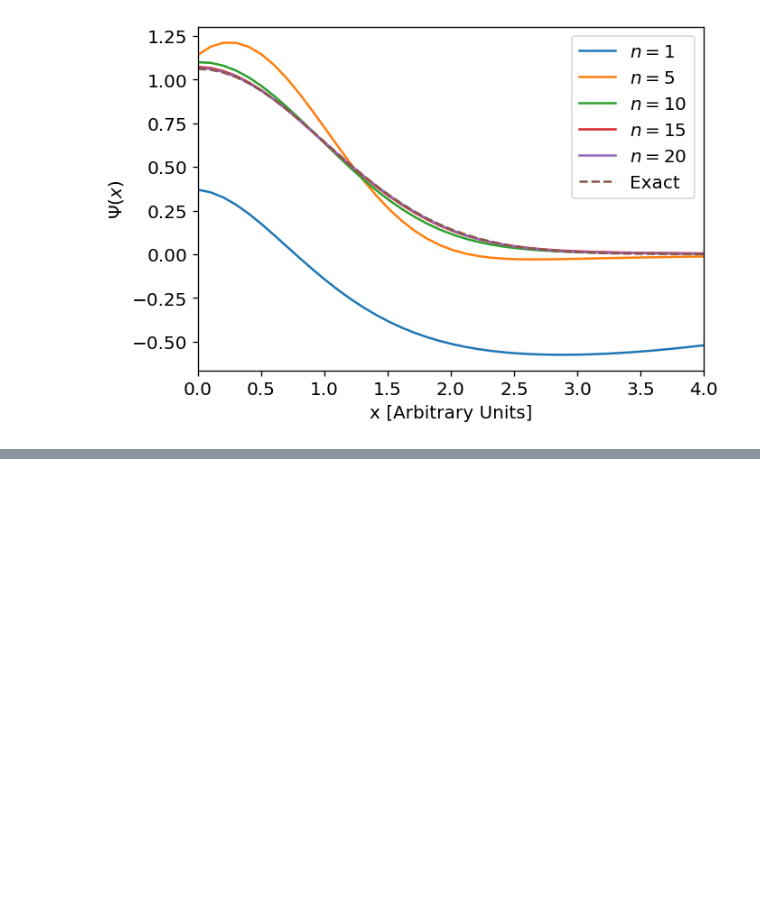
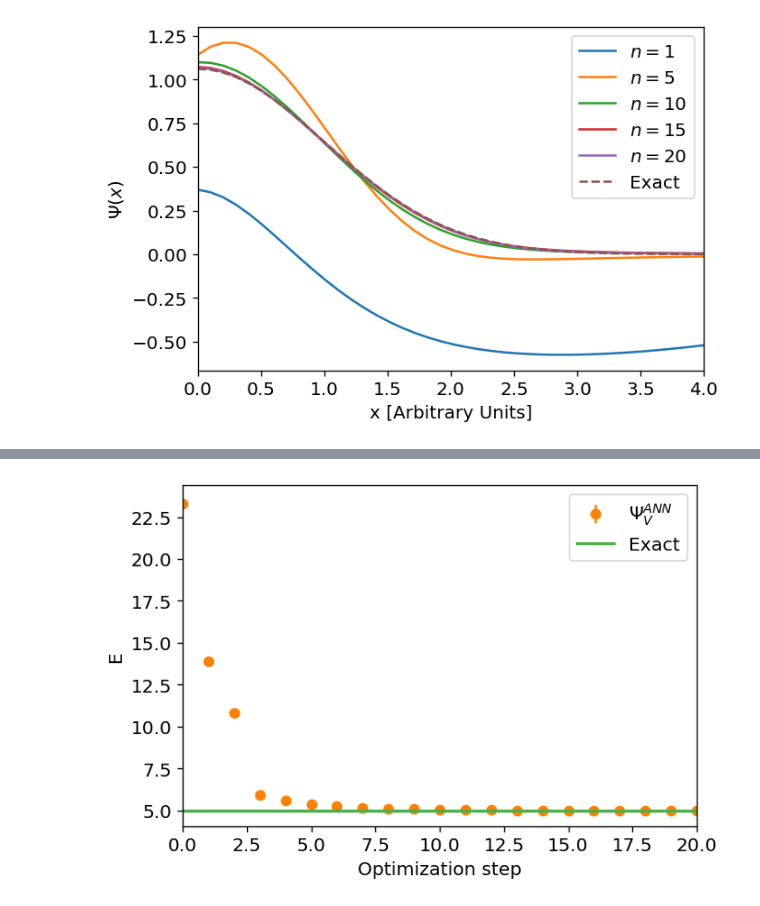
Before and after one commit to alelovato/EIC_School, a Jupyter notebook: HO_NQS_determinant.ipynb, the cells around one changed output, grey strips where cells are left out. Saved outputs shown, nothing was run; the diff lists cells and outputs as text; code cells hidden in the pictures; blank space fills up the shorter version.

```diff
--- a/HO_NQS_determinant.ipynb
+++ b/HO_NQS_determinant.ipynb
@@ -578,8 +578,8 @@ neq = 10            # Equilibration steps
 nav = 10             # Averaging steps
 nvoid = 100         # Void steps between energy calculations
 nwalk = 400         # Quantum Monte Carlo configurations
-ndim = 1            # Spatial dimension
-npart = 2           # Number of particles
+ndim = 2            # Spatial dimension
+npart = 3           # Number of particles
 seed_walk = 19      # Seed to initialize the random-number generator of the Metropolis walk
 seed_net = 17       # Seed to initialize the random-number generator of the neural network
 
@@ -609,21 +669,25 @@ for i in range (21):
 # %%
 from matplotlib.pyplot import figure
 palette = plt.get_cmap('Set1')
 figure(num=None, figsize=(6, 4), dpi=120, facecolor='w', edgecolor='k')
 plt.rcParams.update({'font.size': 12})
 
+E_exact = ground_state_energy_closed_shell(npart, ndim)
+
 step = jnp.asarray(steps_history)
 energy = jnp.real(jnp.asarray(energy_history))
 error = jnp.real(jnp.asarray(error_history))
 
 p1 = plt.errorbar(step, energy, yerr=error, fmt='o', errorevery=1, markevery = 1, label = r'$\Psi_{V}^{ANN}$', zorder = 0, color = palette(4))
-p2 = plt.axhline(y= 0.5 * npart * ndim, linestyle = '-', label = 'Exact', color = palette(2), lw = 2)
+p2 = plt.axhline(y= E_exact, linestyle = '-', label = 'Exact', color = palette(2), lw = 2)
 
 #plt.ylim(0.46,1)
 plt.xlim(0,20)
 
 plt.xlabel(r'Optimization step')
 plt.ylabel('E')
 plt.legend([p1, p2], [r'$\Psi_{V}^{ANN}$', r'Exact'], loc = 'upper right')
 plt.savefig("ho_energies.pdf",bbox_inches = 'tight')
 plt.show()
+# %% [output]
+[figure, added]
```
Also changed, not shown: parts of 4 cells of this notebook.
